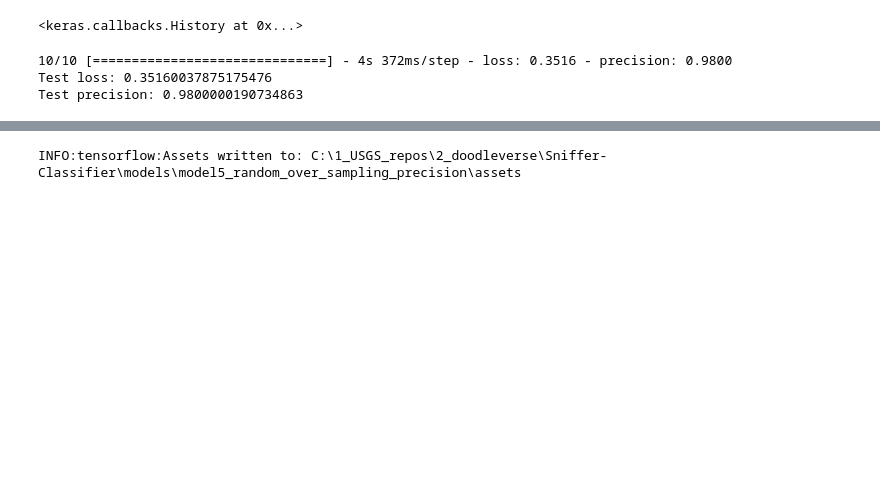
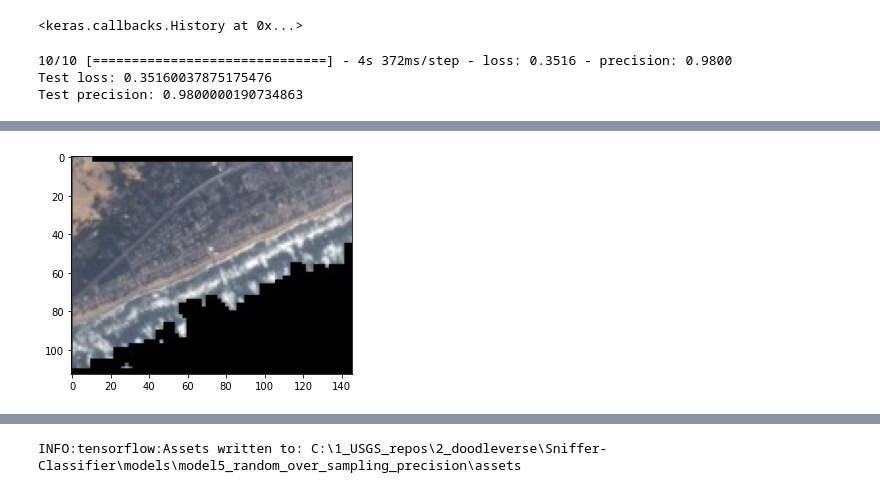
Before and after one commit to 2320sharon/Sniffer-Classifier, a Jupyter notebook: classifier_random_over_sampling.ipynb, the cells around one changed output, grey strips where cells are left out. Cells and saved outputs as stored; diff of their text form; code cells hidden in the pictures; blank space fills up the shorter version.

```diff
--- a/classifier_random_over_sampling.ipynb
+++ b/classifier_random_over_sampling.ipynb
@@ -372,0 +414,5 @@ img
+# %%
+img = mpimg.imread(image_path)
+imgplot = plt.imshow(img)
+# %% [output]
+[figure, added]
```
Also changed, not shown: parts of 11 cells of this notebook.
